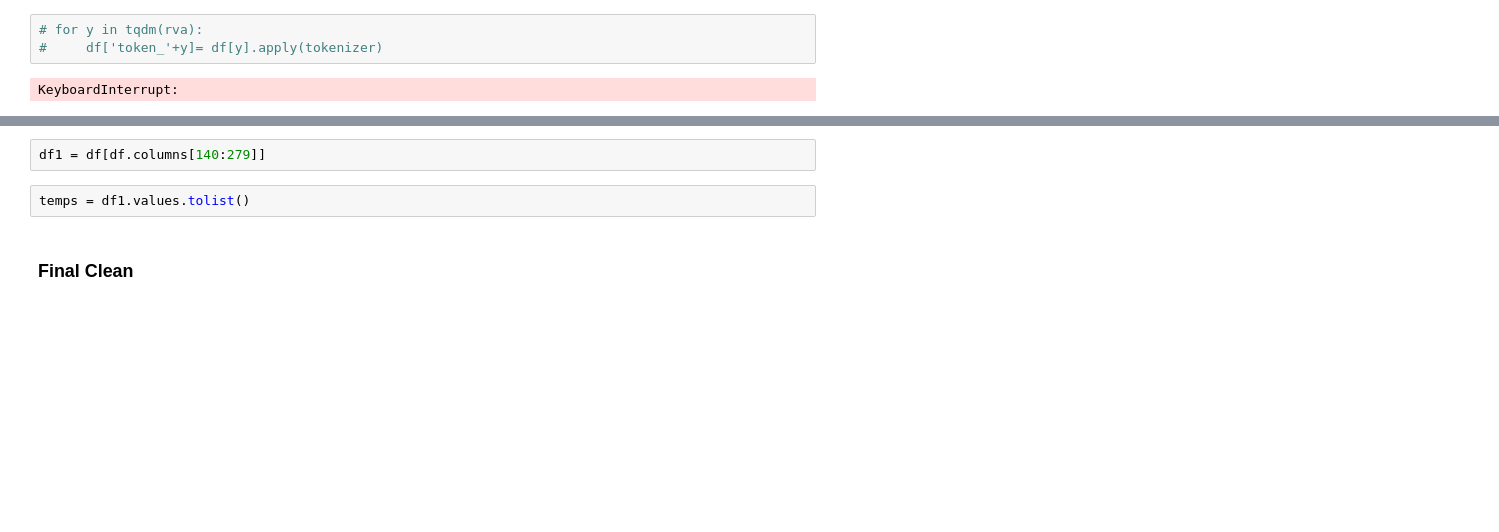
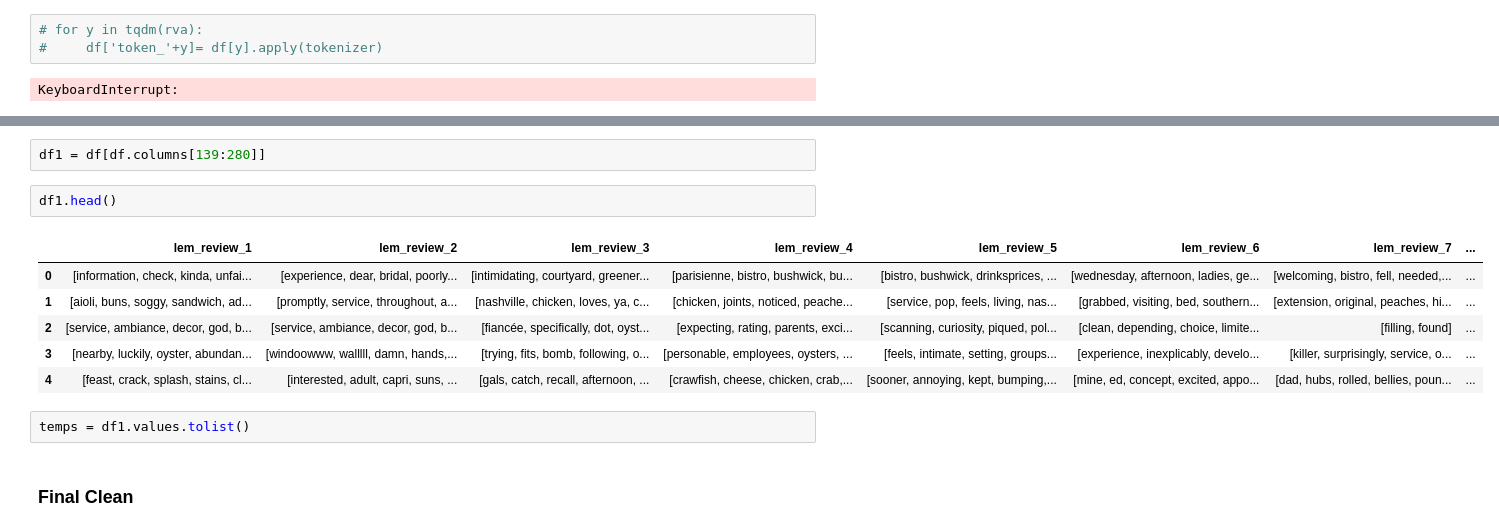
Before and after one commit to hamiltonchangcodes/final_project, a Jupyter notebook: Notebooks/LDA/LDA-Brooklyn.ipynb, the cells around one changed output, grey strips where cells are left out. Saved outputs shown, nothing was run; the diff lists cells and outputs as text; blank space fills up the shorter version.

```diff
--- a/Notebooks/LDA/LDA-Brooklyn.ipynb
+++ b/Notebooks/LDA/LDA-Brooklyn.ipynb
@@ -266,7 +266,16 @@ df.head()
 | 3 | LoveMama | [happier, mark, wiens, youtube, v... | [checked, lovemama, halfway, ambi... | [vacationing, found, mixed, basic... | [dingy, dirty, fool, fall, roti, ... | [gets, hectic, understaffed, serv... | [sells, alrighty, check, afternoo... | [nd, experiences, deals, roll, du... | [service, ended, arriving, disapp... | ... |
 | 4 | BoCaphe | [nearby, noon, bocaphe, young, hi... | [found, noodles, server, service,... | [surprised, cause, fairly, accura... | [refer, ctown, downtown, flushing... | [pepper, beef, rice, noodle, sala... | [bookmarked, based, stellar, aver... | [inspired, disappointing, popular... | [disappointing, culinary, experie... | ... |
 # %%
-df1 = df[df.columns[140:279]]
+df1 = df[df.columns[139:280]]
+# %%
+df1.head()
+# %% [output]
+|  | lem_review_1 | lem_review_2 | lem_review_3 | lem_review_4 | lem_review_5 | lem_review_6 | lem_review_7 | ... |
+| 0 | [information, check, kinda, unfai... | [experience, dear, bridal, poorly... | [intimidating, courtyard, greener... | [parisienne, bistro, bushwick, bu... | [bistro, bushwick, drinksprices, ... | [wednesday, afternoon, ladies, ge... | [welcoming, bistro, fell, needed,... | ... |
+| 1 | [aioli, buns, soggy, sandwich, ad... | [promptly, service, throughout, a... | [nashville, chicken, loves, ya, c... | [chicken, joints, noticed, peache... | [service, pop, feels, living, nas... | [grabbed, visiting, bed, southern... | [extension, original, peaches, hi... | ... |
+| 2 | [service, ambiance, decor, god, b... | [service, ambiance, decor, god, b... | [fiancée, specifically, dot, oyst... | [expecting, rating, parents, exci... | [scanning, curiosity, piqued, pol... | [clean, depending, choice, limite... | [filling, found] | ... |
+| 3 | [nearby, luckily, oyster, abundan... | [windoowww, walllll, damn, hands,... | [trying, fits, bomb, following, o... | [personable, employees, oysters, ... | [feels, intimate, setting, groups... | [experience, inexplicably, develo... | [killer, surprisingly, service, o... | ... |
+| 4 | [feast, crack, splash, stains, cl... | [interested, adult, capri, suns, ... | [gals, catch, recall, afternoon, ... | [crawfish, cheese, chicken, crab,... | [sooner, annoying, kept, bumping,... | [mine, ed, concept, excited, appo... | [dad, hubs, rolled, bellies, poun... | ... |
 # %%
 temps = df1.values.tolist()
 # %% [markdown]
```
Also changed, not shown: 1 other file.
